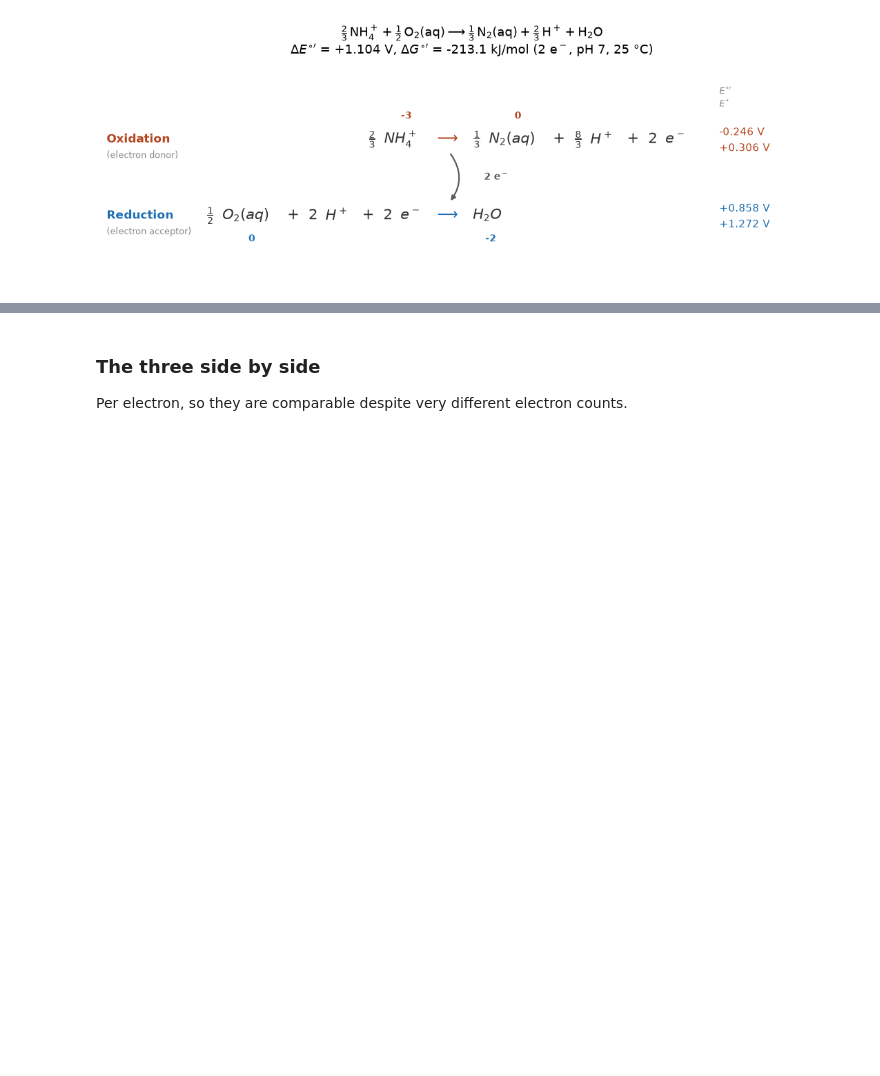
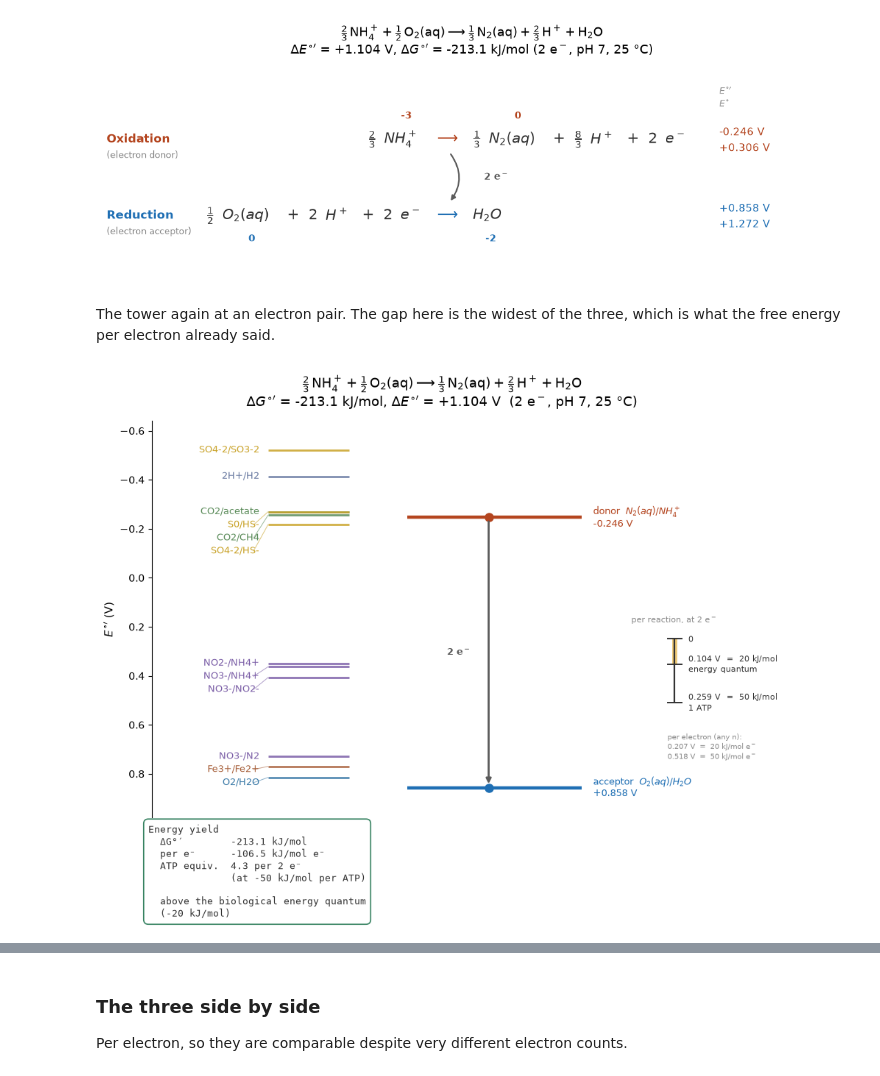
Before and after one commit to JamesRH/microbial_thermo, a Jupyter notebook: notebooks/Scratchbook.ipynb, the cells around one changed output, grey strips where cells are left out. Cells and saved outputs as stored; diff of their text form; code cells hidden in the pictures; blank space fills up the shorter version.

```diff
--- a/notebooks/Scratchbook.ipynb
+++ b/notebooks/Scratchbook.ipynb
@@ -344,3 +367,13 @@ with warnings.catch_warnings():
 plt.show()
 # %% [output]
 [figure]
+# %% [markdown]
+The tower again at an electron pair. The gap here is the widest of the three,
+which is what the free energy per electron already said.
+# %%
+with warnings.catch_warnings():
+    warnings.simplefilter("ignore")
+    plot_redox_tower(aerobic)
+plt.show()
+# %% [output]
+[figure, added]
```
Also changed, not shown: parts of 9 cells of this notebook, 1 other file.
